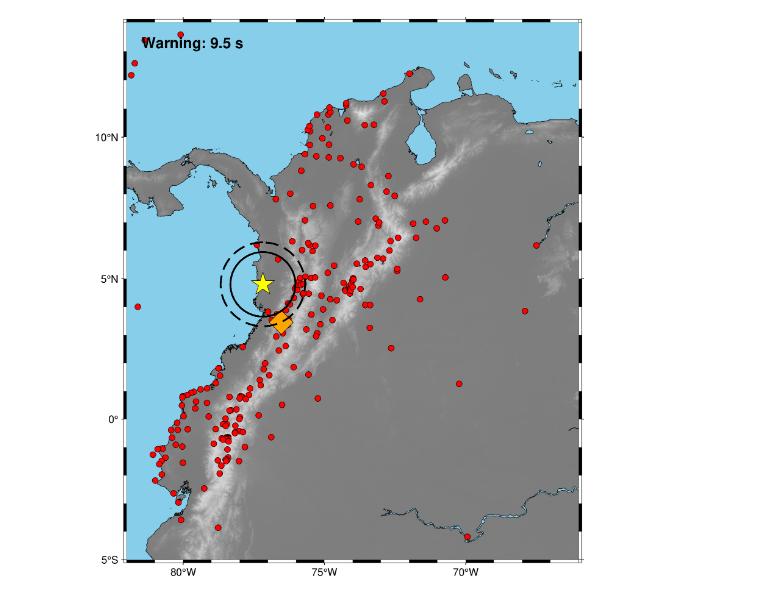
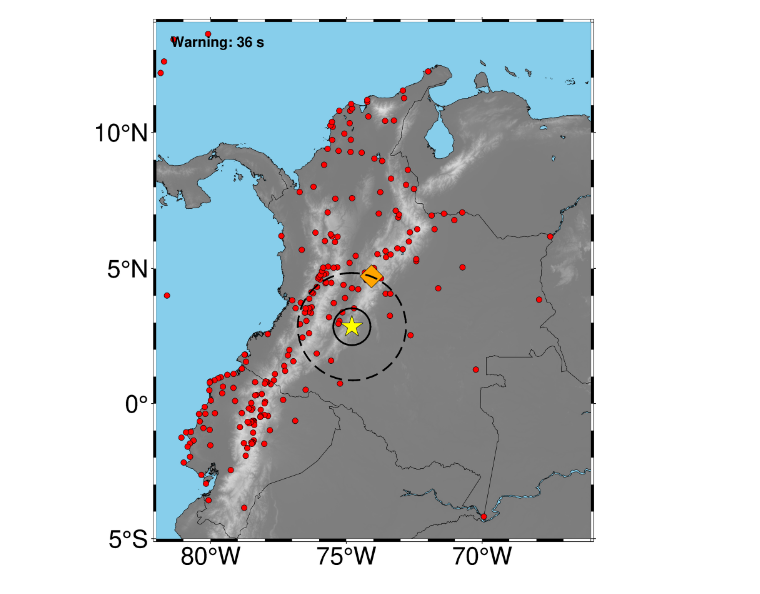
Before and after one commit to david-mencin/ColombiaEEW, a Jupyter notebook: DetectionTime.ipynb, the cells around one changed output. Saved outputs shown, nothing was run; the diff lists cells and outputs as text; code cells hidden in the pictures.

Commit message:
Pushed EQ and City data to CSV files

```diff
--- a/DetectionTime.ipynb
+++ b/DetectionTime.ipynb
@@ -15,6 +15,8 @@ grid = pygmt.datasets.load_earth_relief(region=[min_lon,max_lon,min_lat,max_lat]
 # %%
 colombia_stations = 'Colombia-Noise.csv'
 ecuador_stations = 'Ecuador-Noise.csv'
+earthquakes_file = 'Earthquakes.csv'
+cities_file = 'Cities.csv'
 # %%
 # Read in station locations and noise for each station
 dfE = pd.read_csv(ecuador_stations)
@@ -36,0 +26,2 @@ eqs = [[4.80, -77.18],
+# %%
+cities = pd.read_csv(cities_file)
@@ -37,11 +31,12 @@ eqs = [[4.80, -77.18],
 # %%
-#November 19, 1991 M7.2
-eq_loc = eqs[0]
-city_loc = cities[2]
+eq_loc =
+city_loc = cities[0]
 #minimum number of stations for detection
 min = 4
 #Seimic velocity in km/sec
 vel = 4
+# Time required to process and issue warning
+issue = 6
 # %%
 df['distance']   = df.apply(lambda row: geopy.distance.geodesic( eq_loc,(row.lat,row.lon)).km, axis=1)
 df.sort_values(by='distance', inplace=True, ignore_index=True)
@@ -52,22 +47,23 @@ warning_time_sec = (city_dist - dect_dist)/vel
 # %%
 # Build figure using pyGMT
 projection = "M-71.5/8/15c"
-label= "Warning: " + "{:.1f}".format(warning_time_sec) + " s"
+label= "Warning: " + "{:.0f}".format(warning_time_sec) + " s"
 fig = pygmt.Figure()
-fig.basemap(projection=projection, region=[min_lon,max_lon,min_lat,max_lat], frame=True)
-fig.grdimage(grid=grid,cmap="gray")
-fig.coast(shorelines=True, water="skyblue")
-#plot the sites
-fig.plot(x=df.lon, y=df.lat, style="c0.2c", color="red", pen="black")
-#plot the earthquake
-fig.plot(x=eq_loc[1], y=eq_loc[0], style="a.8c", color="yellow", pen="black")
-#plot the city
-fig.plot(x=city_loc[1], y=city_loc[0], style="d.8c", color="orange", pen="black")
-# plot the detection radius
-fig.plot(x=eq_loc[1], y=eq_loc[0], style="E0/"+"{:.1f}".format(dect_dist*2)+"/"+"{:.1f}".format(dect_dist*2), pen="thicker,black,solid")
-#plot radius when eq hits city
-fig.plot(x=eq_loc[1], y=eq_loc[0], style="E0/"+"{:.1f}".format(city_dist*2)+"/"+"{:.1f}".format(city_dist*2), pen="thicker,black,dashed")
-fig.text(text=label, position="LT", offset=".5c/-.5c", font="14p,Helvetica-Bold,black")
-fig.show()
+with pygmt.config(FONT_ANNOT_PRIMARY="24p,Helvetica,black"):
+    fig.basemap(projection=projection, region=[min_lon,max_lon,min_lat,max_lat], frame=True)
+    fig.grdimage(grid=grid,cmap="gray")
+    fig.coast(shorelines=True, water="skyblue", borders=1)
+    #plot the sites
+    fig.plot(x=df.lon, y=df.lat, style="c0.2c", color="red", pen="black")
+    #plot the earthquake
+    fig.plot(x=eq_loc[1], y=eq_loc[0], style="a.8c", color="yellow", pen="black")
+    #plot the city
+    fig.plot(x=city_loc[1], y=city_loc[0], style="d.8c", color="orange", pen="black")
+    # plot the detection radius
+    fig.plot(x=eq_loc[1], y=eq_loc[0], style="E0/"+"{:.1f}".format(dect_dist*2)+"/"+"{:.1f}".format(dect_dist*2), pen="thicker,black,solid")
+    #plot radius when eq hits city
+    fig.plot(x=eq_loc[1], y=eq_loc[0], style="E0/"+"{:.1f}".format(city_dist*2)+"/"+"{:.1f}".format(city_dist*2), pen="thicker,black,dashed")
+    fig.text(text=label, position="LT", offset=".5c/-.5c", font="14p,Helvetica-Bold,black")
+    fig.show()
 # %% [output]
-[figure, old version]
+[figure, new version]
```
Also changed, not shown: parts of 3 cells of this notebook, 3 other files.
